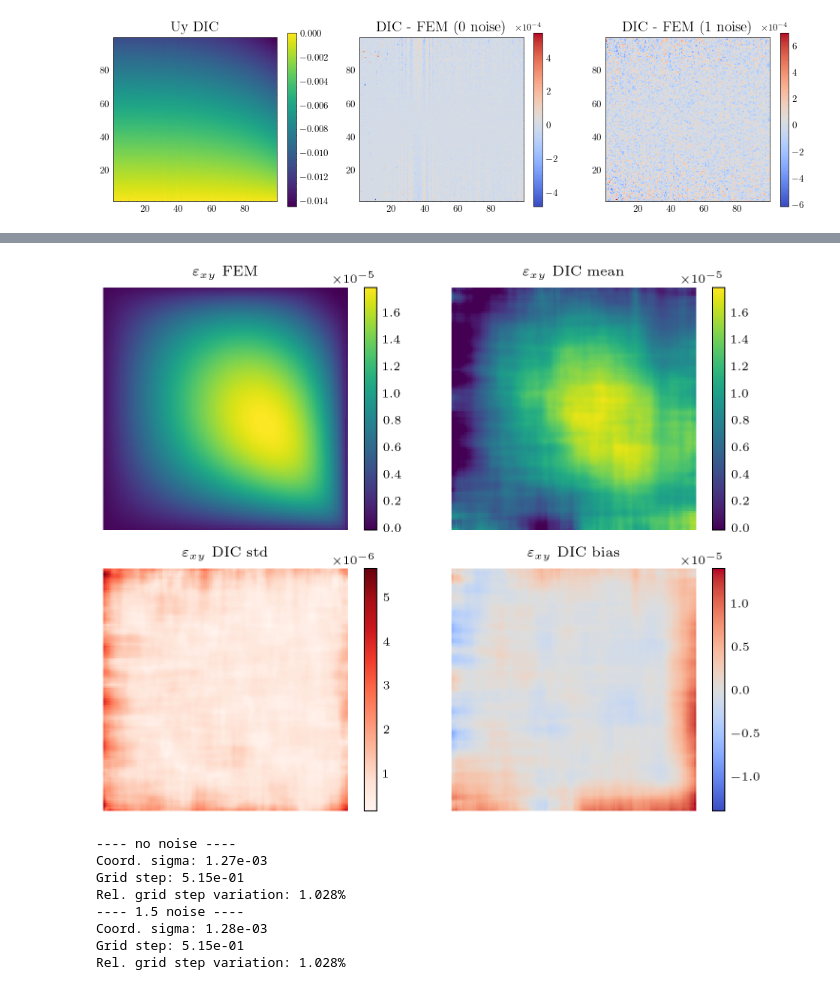
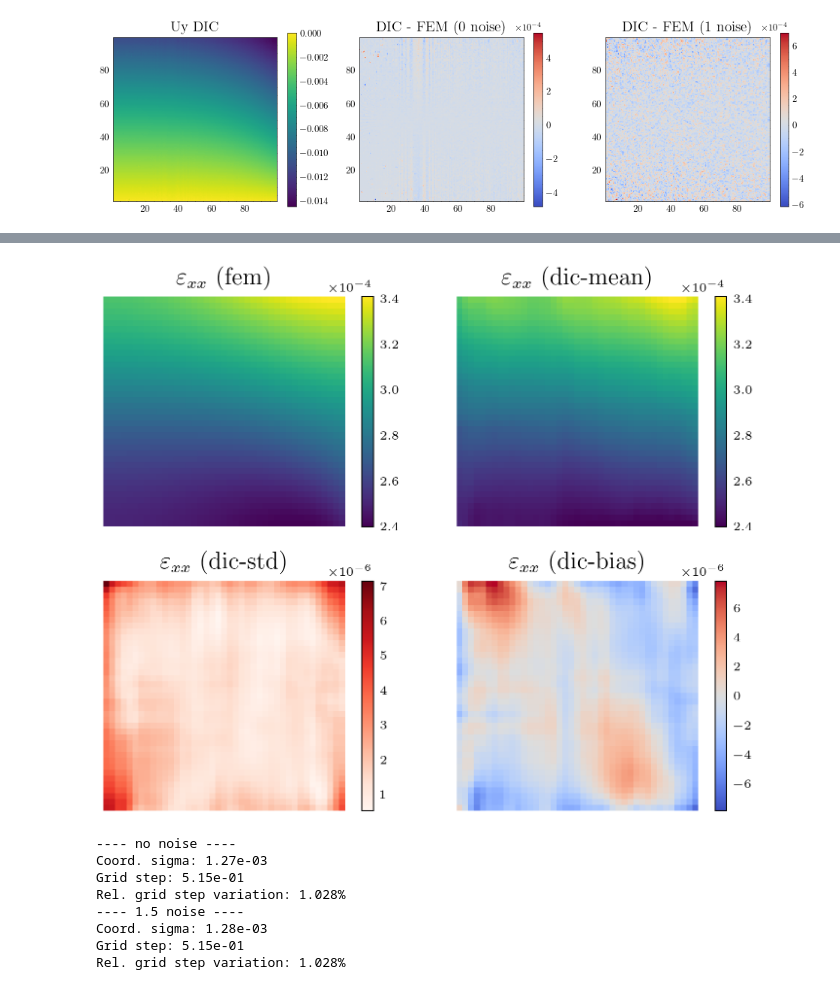
Before and after one commit to bonneted/PINN-MT2.0, a Jupyter notebook: 1_side_loaded_plate/2_noise_study/dic_study.ipynb, the cells around one changed output, grey strips where cells are left out. Drawn from its saved outputs; the diff is of its cells as text; code cells hidden in the pictures.

Commit message:
better DIC plotting

```diff
--- a/1_side_loaded_plate/2_noise_study/dic_study.ipynb
+++ b/1_side_loaded_plate/2_noise_study/dic_study.ipynb
@@ -287,11 +287,11 @@ def compute_statistics(base_folder):
 # Plot mean and std
 def plot_mean_std(ax,fields_idx, X_dic, Y_dic, fields_mean, fields_std):
     fields_fem= np.stack([solution_fn(X_dic, Y_dic)[:,:, i].T for i in range(5)])[:, :, :]
-    im = pcolor_plot(ax[0], X_dic, Y_dic, fields_fem[fields_idx,:,:], f"{fields_name[fields_idx]} FEM",colormap="viridis")#, cmin=0, cmax=0.015)
-    im = pcolor_plot(ax[1], X_dic, Y_dic, fields_mean[fields_idx,:,:], f"{fields_name[fields_idx]} DIC mean",colormap="viridis", cmin=min(fields_fem[fields_idx,:,:].flatten()), cmax=max(fields_fem[fields_idx,:,:].flatten()))
-    im = pcolor_plot(ax[2], X_dic, Y_dic, fields_std[fields_idx,:,:], f"{fields_name[fields_idx]} DIC std", colormap="Reds")
+    im = pcolor_plot(ax[0], X_dic, Y_dic, fields_fem[fields_idx,:,:], f"{fields_name[fields_idx]} (fem)",colormap="viridis")#, cmin=0, cmax=0.015)
+    im = pcolor_plot(ax[1], X_dic, Y_dic, fields_mean[fields_idx,:,:], f"{fields_name[fields_idx]} (dic-mean)",colormap="viridis", cmin=min(fields_fem[fields_idx,:,:].flatten()), cmax=max(fields_fem[fields_idx,:,:].flatten()))
+    im = pcolor_plot(ax[2], X_dic, Y_dic, fields_std[fields_idx,:,:], f"{fields_name[fields_idx]} (dic-std)", colormap="Reds")
     norm_bias = max(np.abs(fields_bias[fields_idx,:,:].flatten()))
-    im = pcolor_plot(ax[3], X_dic, Y_dic, fields_bias[fields_idx,:,:], f"{fields_name[fields_idx]} DIC bias",colormap="coolwarm", cmin=-norm_bias, cmax=norm_bias)
+    im = pcolor_plot(ax[3], X_dic, Y_dic, fields_bias[fields_idx,:,:], f"{fields_name[fields_idx]} (dic-bias)",colormap="coolwarm", cmin=-norm_bias, cmax=norm_bias)
 
 def print_stats_table(fields_std, fields_bias, camera_resolution):
     print(f"Table: Statistics for {camera_resolution} camera")
@@ -328,36 +328,36 @@ $\varepsilon_{xy}$1.03e-06       4.33e-06
 ----------------------------------------
 # %%
 font_factor = 1
-title_font_size = 6
+title_font_size = 10
 axes_font_size = 6
 figure_factor = 1
 plt.rcParams.update({
     "font.size": title_font_size*font_factor,         # Default font size for all text
     "figure.titlesize": title_font_size*font_factor,
     "axes.labelsize": axes_font_size*font_factor,
     "xtick.labelsize": axes_font_size*font_factor,
     "ytick.labelsize": axes_font_size*font_factor,
     "legend.fontsize": axes_font_size*font_factor,
 })
 
-camera_resolution = ["5MP","2MP","0.4MP"][1]
+camera_resolution = ["5MP","2MP","0.4MP"][2]
 noise = 1
 base_folder = f"data_dic/{camera_resolution}/{noise}noise/"
-field_id = 4
+field_id = 2
 
 X_dic, Y_dic, fields_mean, fields_std, fields_bias, fields_std_to_fem = compute_statistics(base_folder)
 # plot_mean_std(0, X_dic, Y_dic, fields_mean, fields_std)
 fig, ax = plt.subplots(2, 2, figsize=(5*figure_factor, 4*figure_factor), dpi=300)
 ax = ax.flatten()
 plot_mean_std(ax,field_id, X_dic, Y_dic, fields_mean, fields_std)
 for i in range(4):
     ax[i].axis('off')
 plt.tight_layout()
 
 fields_name_nolatex = ["Ux", "Uy", "Exx", "Eyy", "Exy"]
 fig.savefig(f"figures/{camera_resolution}_mean_std_{fields_name_nolatex[field_id]}.png", dpi=300, bbox_inches='tight')
 # %% [output]
-[figure, old version]
+[figure, new version]
 # %%
 #Histograms of the first 5 X_dic columns
 fig, ax = plt.subplots(1, 5, figsize=(20, 4))
```
Also changed, not shown: 3 other files.
